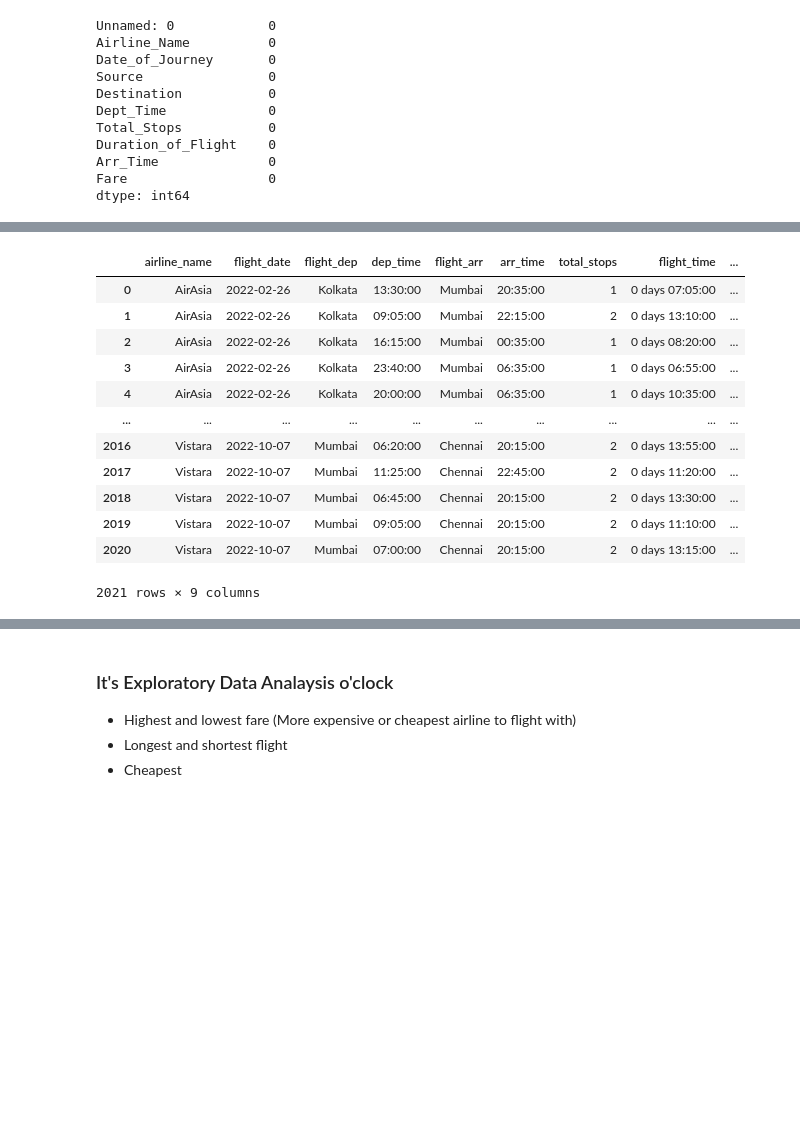
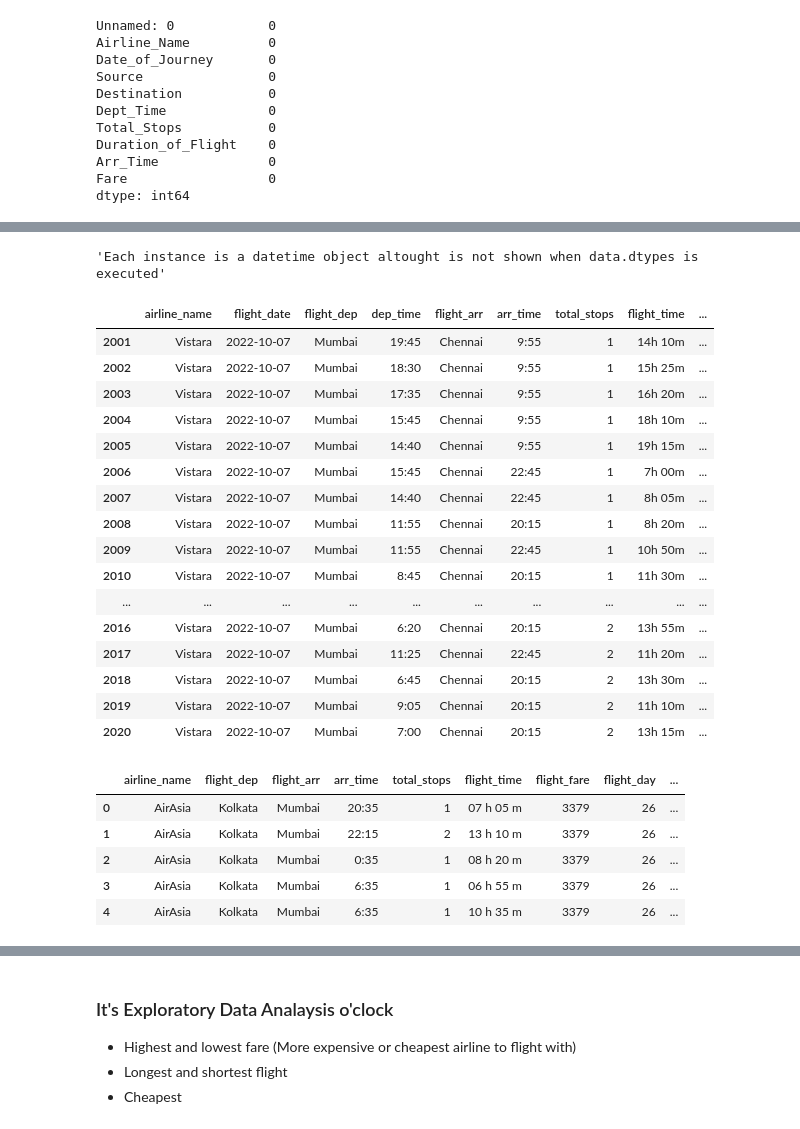
Before and after one commit to maco-data/airline-fare-prediction, a Jupyter notebook: notebook_eda.ipynb, the cells around one changed output, grey strips where cells are left out. Drawn from its saved outputs; the diff is of its cells as text; code cells hidden in the pictures; blank space fills up the shorter version.

Commit message:
Processing data

```diff
--- a/notebook_eda.ipynb
+++ b/notebook_eda.ipynb
@@ -119,8 +119,10 @@ data['flight_date'] = pd.to_datetime(data['flight_date'])
 
 """Each instance is a datetime object altought is not shown when data.dtypes is executed"""
 
-data['dep_time'] = pd.to_datetime(data.dep_time, format='%H:%M').dt.time
-data['arr_time'] = pd.to_datetime(data.arr_time, format='%H:%M').dt.time
+# data['dep_time'] = pd.to_datetime(data.dep_time, format='%H:%M').dt.time
+# data['arr_time'] = pd.to_datetime(data.arr_time, format='%H:%M').dt.time
+# %% [output]
+'Each instance is a datetime object altought is not shown when data.dtypes is executed'
 # %%
 # Converting string to numerical values in total_flights feature.
 
@@ -168,19 +171,51 @@ for key, value in dest_values.items():
 for key, value in dest_values.items():
     # Replace key character with value character in string
     data['flight_arr'] = data['flight_arr'].replace(key, value)
+# %%
+data.tail(20)
+# %% [output]
+|  | airline_name | flight_date | flight_dep | dep_time | flight_arr | arr_time | total_stops | flight_time | ... |
+| 2001 | Vistara | 2022-10-07 | Mumbai | 19:45 | Chennai | 9:55 | 1 | 14h 10m | ... |
+| 2002 | Vistara | 2022-10-07 | Mumbai | 18:30 | Chennai | 9:55 | 1 | 15h 25m | ... |
+| 2003 | Vistara | 2022-10-07 | Mumbai | 17:35 | Chennai | 9:55 | 1 | 16h 20m | ... |
+| 2004 | Vistara | 2022-10-07 | Mumbai | 15:45 | Chennai | 9:55 | 1 | 18h 10m | ... |
+| 2005 | Vistara | 2022-10-07 | Mumbai | 14:40 | Chennai | 9:55 | 1 | 19h 15m | ... |
+| 2006 | Vistara | 2022-10-07 | Mumbai | 15:45 | Chennai | 22:45 | 1 | 7h 00m | ... |
+| 2007 | Vistara | 2022-10-07 | Mumbai | 14:40 | Chennai | 22:45 | 1 | 8h 05m | ... |
+| 2008 | Vistara | 2022-10-07 | Mumbai | 11:55 | Chennai | 20:15 | 1 | 8h 20m | ... |
+| 2009 | Vistara | 2022-10-07 | Mumbai | 11:55 | Chennai | 22:45 | 1 | 10h 50m | ... |
+| 2010 | Vistara | 2022-10-07 | Mumbai | 8:45 | Chennai | 20:15 | 1 | 11h 30m | ... |
+| ... | ... | ... | ... | ... | ... | ... | ... | ... | ... |
+| 2016 | Vistara | 2022-10-07 | Mumbai | 6:20 | Chennai | 20:15 | 2 | 13h 55m | ... |
+| 2017 | Vistara | 2022-10-07 | Mumbai | 11:25 | Chennai | 22:45 | 2 | 11h 20m | ... |
+| 2018 | Vistara | 2022-10-07 | Mumbai | 6:45 | Chennai | 20:15 | 2 | 13h 30m | ... |
+| 2019 | Vistara | 2022-10-07 | Mumbai | 9:05 | Chennai | 20:15 | 2 | 11h 10m | ... |
+| 2020 | Vistara | 2022-10-07 | Mumbai | 7:00 | Chennai | 20:15 | 2 | 13h 15m | ... |
+# %%
+# Creating a new feature with only the flight day
+data['flight_day'] = pd.to_datetime(data.flight_date, format = "%Y-%m-%d").dt.day
+# %%
+data['flight_month'] = pd.to_datetime(data.flight_date, format = "%Y-%m-%d").dt.month
+# %%
+# After the flight date has been use to create to new feature (flight_day, flight_month) we can drop it
+data.drop(['flight_date'], axis = 1, inplace = True)
+# %%
+# Extracting the values from dep_time into new features
+
+# Extracting the hours from the departure time
+data['dep_hour'] = pd.to_datetime(data['dep_time']).dt.hour
+
+# Extracting the minutes from the departure time
+data['dep_min'] = pd.to_datetime(data['dep_time']).dt.minute
+
+# Droping the dep_time feature
+data.drop(['dep_time'], axis = 1, inplace = True)
 # %%
-data
+data.head()
 # %% [output]
-|  | airline_name | flight_date | flight_dep | dep_time | flight_arr | arr_time | total_stops | flight_time | ... |
-| 0 | AirAsia | 2022-02-26 | Kolkata | 13:30:00 | Mumbai | 20:35:00 | 1 | 0 days 07:05:00 | ... |
-| 1 | AirAsia | 2022-02-26 | Kolkata | 09:05:00 | Mumbai | 22:15:00 | 2 | 0 days 13:10:00 | ... |
-| 2 | AirAsia | 2022-02-26 | Kolkata | 16:15:00 | Mumbai | 00:35:00 | 1 | 0 days 08:20:00 | ... |
-| 3 | AirAsia | 2022-02-26 | Kolkata | 23:40:00 | Mumbai | 06:35:00 | 1 | 0 days 06:55:00 | ... |
-| 4 | AirAsia | 2022-02-26 | Kolkata | 20:00:00 | Mumbai | 06:35:00 | 1 | 0 days 10:35:00 | ... |
-| ... | ... | ... | ... | ... | ... | ... | ... | ... | ... |
-| 2016 | Vistara | 2022-10-07 | Mumbai | 06:20:00 | Chennai | 20:15:00 | 2 | 0 days 13:55:00 | ... |
-| 2017 | Vistara | 2022-10-07 | Mumbai | 11:25:00 | Chennai | 22:45:00 | 2 | 0 days 11:20:00 | ... |
-| 2018 | Vistara | 2022-10-07 | Mumbai | 06:45:00 | Chennai | 20:15:00 | 2 | 0 days 13:30:00 | ... |
-| 2019 | Vistara | 2022-10-07 | Mumbai | 09:05:00 | Chennai | 20:15:00 | 2 | 0 days 11:10:00 | ... |
-| 2020 | Vistara | 2022-10-07 | Mumbai | 07:00:00 | Chennai | 20:15:00 | 2 | 0 days 13:15:00 | ... |
+|  | airline_name | flight_dep | flight_arr | arr_time | total_stops | flight_time | flight_fare | flight_day | ... |
+| 0 | AirAsia | Kolkata | Mumbai | 20:35 | 1 | 07 h 05 m | 3379 | 26 | ... |
+| 1 | AirAsia | Kolkata | Mumbai | 22:15 | 2 | 13 h 10 m | 3379 | 26 | ... |
+| 2 | AirAsia | Kolkata | Mumbai | 0:35 | 1 | 08 h 20 m | 3379 | 26 | ... |
+| 3 | AirAsia | Kolkata | Mumbai | 6:35 | 1 | 06 h 55 m | 3379 | 26 | ... |
+| 4 | AirAsia | Kolkata | Mumbai | 6:35 | 1 | 10 h 35 m | 3379 | 26 | ... |
-2021 rows × 9 columns
```
Also changed, not shown: parts of 15 cells of this notebook.
